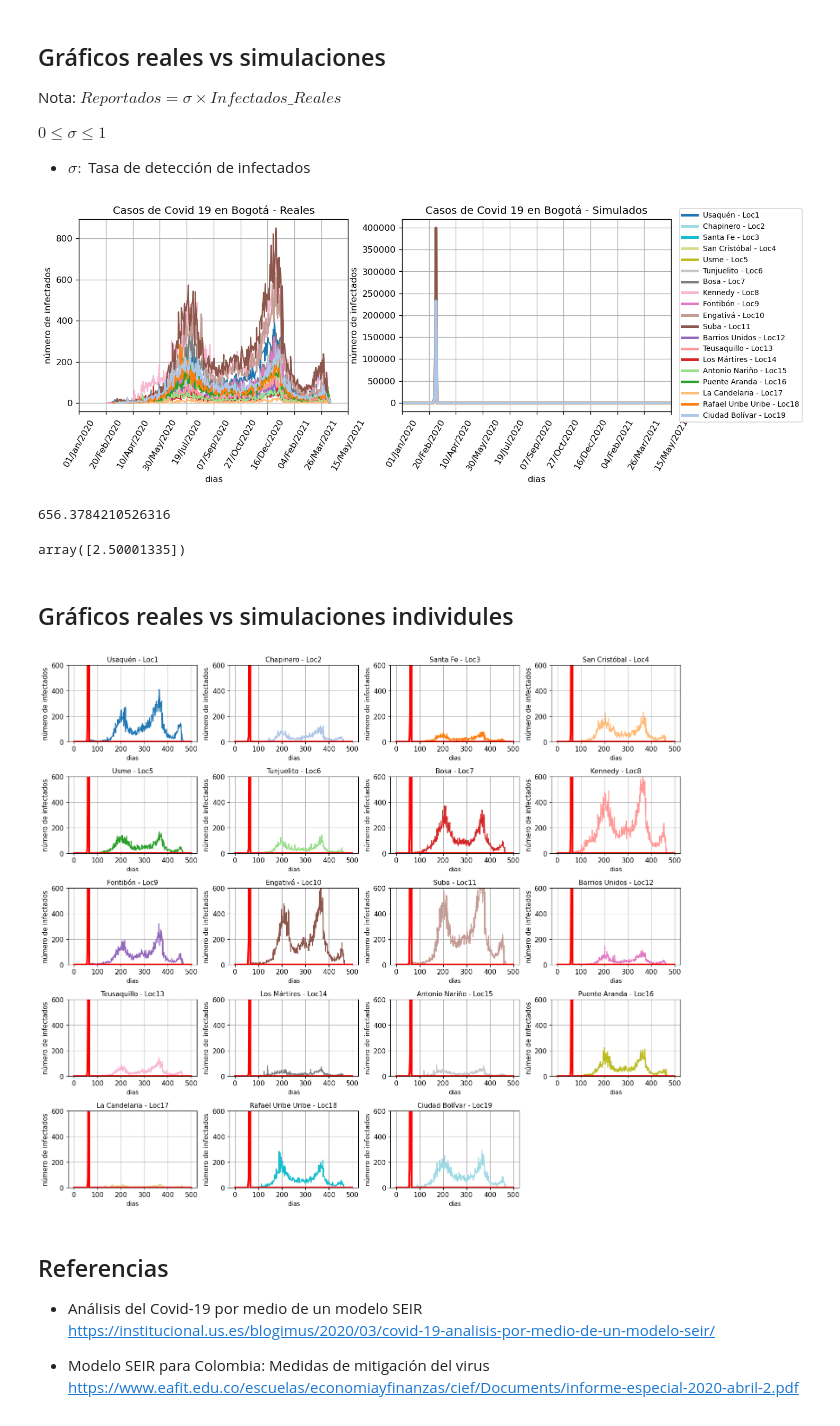
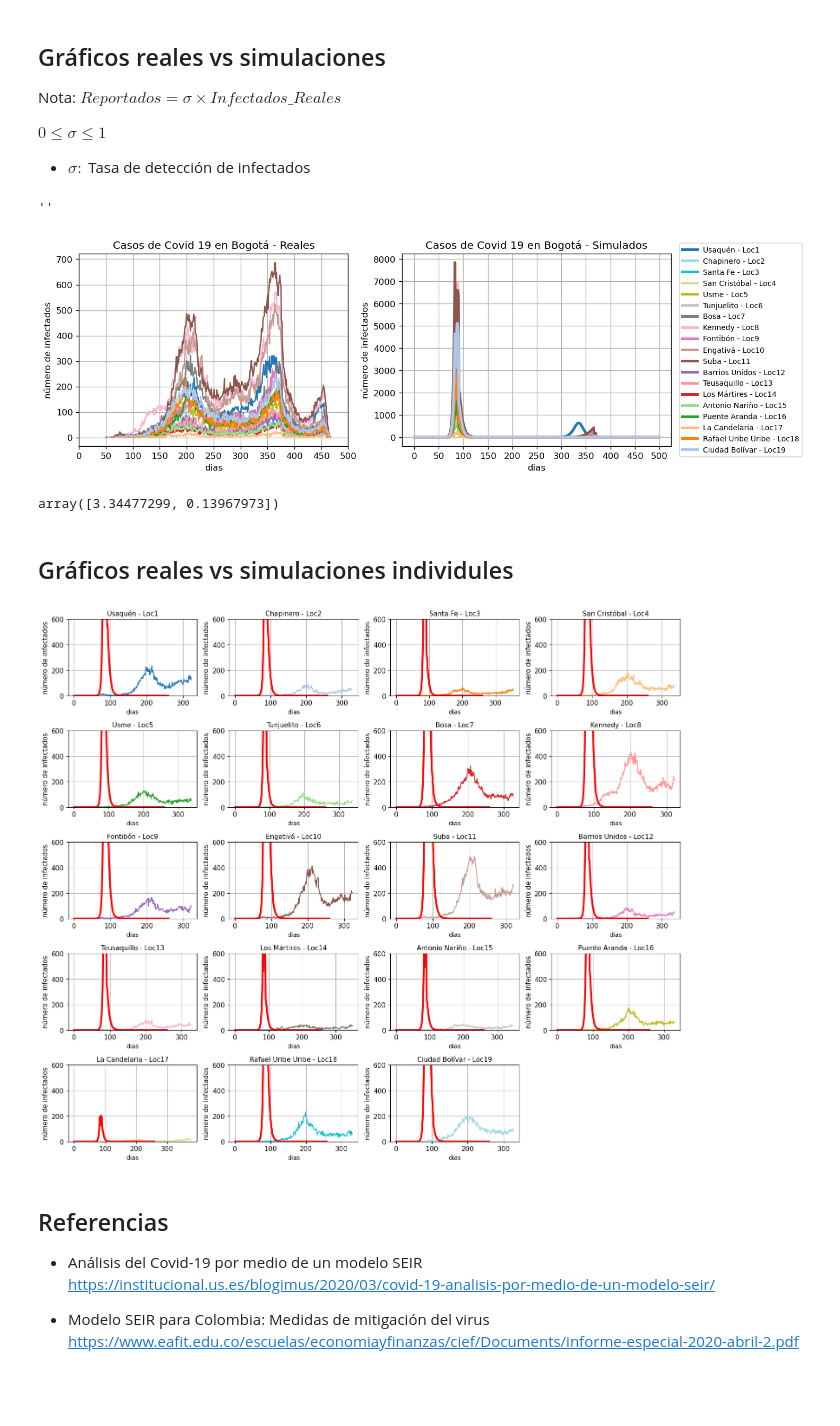
Before and after one commit to eilinlunam/PatchSim-modificado, a Jupyter notebook: Modelo_Bogotá.ipynb, the cells around one changed output. Saved outputs shown, nothing was run; the diff lists cells and outputs as text; code cells hidden in the pictures; blank space fills up the shorter version.

```diff
--- a/Modelo_Bogotá.ipynb
+++ b/Modelo_Bogotá.ipynb
@@ -202,13 +198,15 @@ casos.dia = casos['dia'].apply(np.int)
 #---------------------------------------------------------------------------------------------------------------------
 # Uniendo base de datos localidades y número de casos
 datos = pd.merge(casos, localidades, on='Localidad')  # Uniendo datos by id: "localidades".
-Ncasos = datos.groupby(['dia', 'local_id']).size().reset_index(name='n_casos')  # Cantidad de casos
+
+#  Aplicando función gamma (5)
+datos["dia"] = datos["dia"].apply(lambda x: x-int(np.random.gamma(5)))
+
+# Encontrando cantidad de casos por dia y localidad
+Ncasos = datos.groupby(['dia', 'local_id']).size().reset_index(name='n_casos_real')  # Cantidad de casos
 #---------------------------------------------------------------------------------------------------------------------
-#  Aplicando función gamma (5)
-Ncasos["dia"] = Ncasos["dia"].apply(lambda x: x-int(np.random.gamma(5)))
-Ncasos.sort_values(by="dia", inplace=True)
-#---------------------------------------------------------------------------------------------------------------------
-# Semillas: Cantidad de infectados en los primeros 10 dias para cada localidad.
+
+#  Generando archivo Semillas: Cantidad de infectados en los primeros 60 dias para cada localidad.
 df = Ncasos[Ncasos["dia"]<=70]
 df.reset_index(drop=True, inplace=True)
 df.to_csv("files/seeds.txt", header = False, index = False, sep=' ')
@@ -225,6 +223,8 @@ dia1 2020-02-26 00:00:00
 # %%
 # Ejecutando función PatchSim
 #---------------------------------------------------------------------------------------------------------------------
+beta, symprob = [3.34477299, 0.13967973]
+write_config(beta, symprob)
 configs = sim.read_config('files/cfg.txt')
 sim.run_disease_simulation(configs, write_epi=True)
 # %% [output]
@@ -254,76 +254,74 @@ for i in localidades["local_id"].values:
     #--------------------------------------------------------------------------------------------------------------
     # Casos reales
     loc = Ncasos[Ncasos["local_id"]==i] # Localidad i
-    casos = loc["n_casos"].values
+    casos = loc["n_casos_real"].values
     tiempo = loc["dia"].values
-    ax1.plot(tiempo, symprob*casos, label="Reales", color=colors[-c])
+    ax1.plot(tiempo, casos, label="Reales", color=colors[-c])
     #--------------------------------------------------------------------------------------------------------------
     # Casos simulaciones
     infectados = infec.T[i]
     t = np.arange(0, len(infectados))
-    ax2.plot(t, infectados, lw=3, label=str(localidades["Localidad"][i-1]) + " - Loc"+str(i), color=colors[-c])
+    ax2.plot(t, symprob*infectados, lw=3, label=str(localidades["Localidad"][i-1]) + " - Loc"+str(i), color=colors[-c])
     ax2.legend(loc="right", bbox_to_anchor=(1.5,0.5), fontsize=8.3)
     #--------------------------------------------------------------------------------------------------------------
     # Propiedades gráficas
     ax1.set_title("Casos de Covid 19 en Bogotá - Reales")
     ax2.set_title("Casos de Covid 19 en Bogotá - Simulados")
     ax1.set_xlabel("dias")
     ax2.set_xlabel("dias")
     ax1.set_ylabel("número de infectados")
     ax2.set_ylabel("número de infectados")
     ax1.grid()
     ax2.grid()
     ax1.set_xlim(0,500)
-    ax2.set_xlim(0,500)
+    #ax2.set_xlim(0,500)
     ax1.set_xticks(np.linspace(0,500,11))
     ax2.set_xticks(np.linspace(0,500,11))
+    #ax2.set_xlim(0,300)
+    #ax2.set_ylim(0,5000)
     c+=1
 
+"""
 dia1 = pd.to_datetime("01/01/2020", format="%d/%m/%Y")
 dias = lambda ax: [(dia1+dt.timedelta(days=i)).strftime("%d/%b/%Y") for i in ax.get_xticks()]
 ax2.set_xticklabels(dias(ax2), rotation=60)
 ax1.set_xticklabels(dias(ax1), rotation=60)
 plt.show()
+"""
+""
 # %% [output]
+''
-[figure, old version]
+[figure, new version]
 # %%
 def simule(x, grad):
     # Escribiendo archivo cfg.txt
-    beta, symprob = x[0], 1
+    beta, symprob = x[0], x[1]
     write_config(beta, symprob)
 
     # Corriendo simulacion
     configs = sim.read_config('files/cfg.txt')
     sim.run_disease_simulation(configs, write_epi=True)
 
-    # Infectados
+    # DataFrame de Infectados reales y simulados
     infec = np.loadtxt("resultados.out")
     infec = pd.DataFrame(infec, index=infec.T[0]).drop(0, axis=1)
-    infec = infec.sort_index()
-    I, J = np.meshgrid(infec.columns, infec.index)
-    dia = np.asarray(I).flatten()
-    Id = np.asarray(J).flatten()
-    infecs = np.asarray(infec).flatten()
-    infecs = pd.DataFrame(np.transpose([dia,Id,infecs]),
-                          columns=["dia", "local_id", "n_casos_sim"],
-                          dtype=int)
-    Inf = pd.merge(infecs, Ncasos,  how='right', on=['dia','local_id'])
+    x, y = np.meshgrid(infec.columns, infec.index)
+    infecs = pd.DataFrame(np.transpose([x.ravel(),y.ravel(),infec.values.ravel()]),
+                            columns=["dia", "local_id", "n_casos_sim"])
+    Inf = pd.merge(infecs, Ncasos, on=['dia','local_id'],  how='right')
 
     # Error
-    Error = (symprob*Inf["n_casos"][60:260] - Inf["n_casos_sim"][60:260])**2
-    return Error.sum().sum()/(260-60)/19
-
-simule([8, 1],2)
+    Error = (Inf["n_casos_real"][60:260] - symprob*Inf["n_casos_sim"][60:260])**2
+    Error = Error.sum().sum()/(260-60)/19
+    return Error
-# %% [output]
-656.3784210526316
 # %%
 # Optimizacion:
 
-n = 1 # Numero de variables a optimizar : Beta y SymProb
+n = 2 # Numero de variables a optimizar : Beta y SymProb
 Nitr = 1000 # Numero maximo de iteraciones
 
-inf = [0.5] # Limites inferiores
-sup = [4]  # Limites superiores
+inf = [0.5, 0.05] # Limites inferiores
+sup = [5, 1]  # Limites superiores
 
 opt = nlopt.opt(nlopt.LN_NELDERMEAD, n)
 opt.set_lower_bounds(inf)
@@ -331,11 +329,11 @@ opt.set_upper_bounds(sup)
 opt.set_maxeval(Nitr)
 opt.set_min_objective(simule)
 opt.set_xtol_rel(1e-5)
-x0 = np.array([2.5])
+x0 = np.array([2.5, 0.15])
 x = opt.optimize(x0)
 x
 # %% [output]
-array([2.50001335])
+array([3.34477299, 0.13967973])
 # %% [markdown]
 ## Gráficos reales vs simulaciones individules
 # %%
@@ -348,12 +346,12 @@ for i in localidades["local_id"].values:
     # Casos reales
     loc = Ncasos[Ncasos["local_id"]==i] # Localidad i
     tiempo = loc["dia"].values
-    casos = loc["n_casos"].values
-    ax[l].plot(tiempo, casos, label="Reales", color=colors[c])
+    casos = loc["n_casos_real"].values
+    ax[l].plot(tiempo[:260], casos[:260], label="Reales", color=colors[c])
     # Casos simulaciones
     infectados = infec.T[i]
     t = np.arange(0, len(infectados))
-    ax[l].plot(t, infectados, label="Simulaciones", lw=3, color="red")
+    ax[l].plot(t[:260],symprob*infectados[:260], label="Simulaciones", lw=3, color="red")
     # Propiedades gráficas
     ax[l].set_xlabel("dias")
     ax[l].set_title(str(localidades["Localidad"][i-1]) + " - Loc"+str(i), fontsize=11)
@@ -366,7 +364,7 @@ for i in localidades["local_id"].values:
 ax[-1].axis("off")
 fig.tight_layout()
 # %% [output]
-[figure, old version]
+[figure, new version]
 # %% [markdown]
 ## Referencias
 
```
Also changed, not shown: parts of 3 cells of this notebook, 5 other files.
